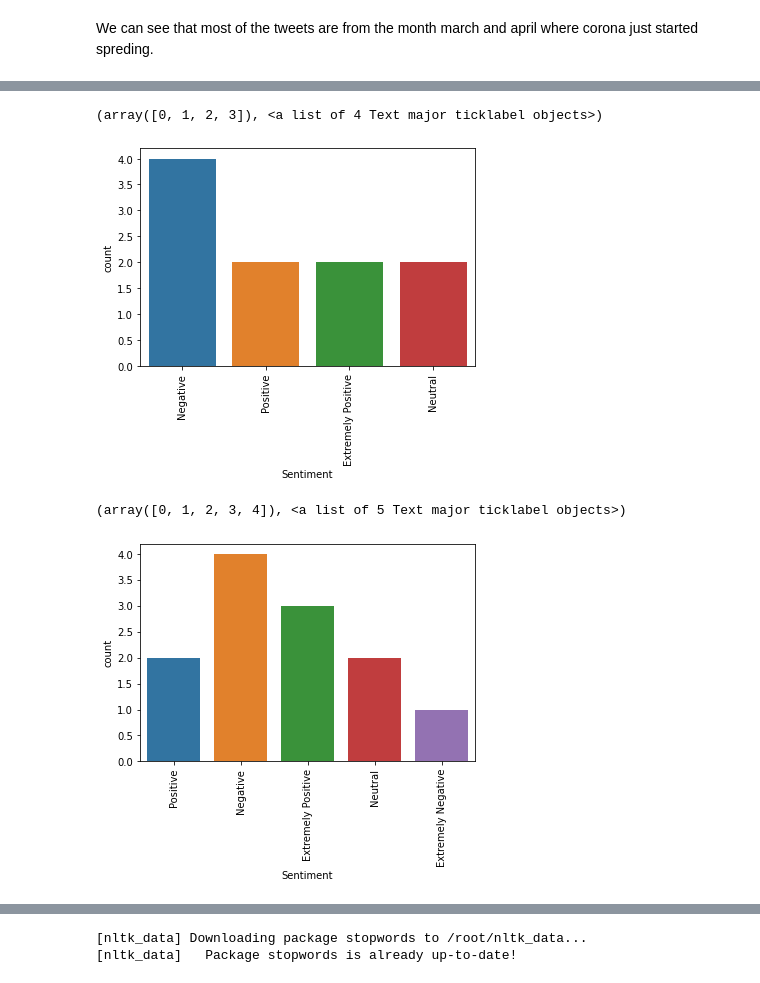
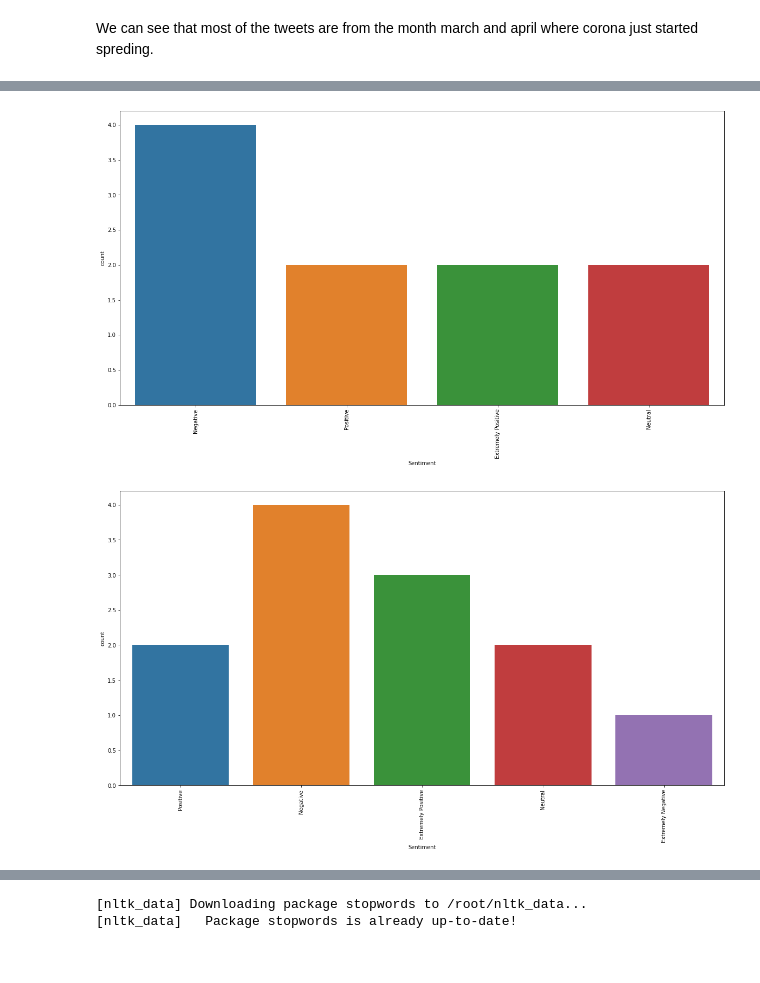
Before and after one commit to sweetyjunnarkar/Corona-tweet-sentiments, a Jupyter notebook: Sweety_Junnarkar_Team_1_Capstone_Project.ipynb, the cells around one changed output, grey strips where cells are left out. Cells and saved outputs as stored; diff of their text form; code cells hidden in the pictures.

```diff
--- a/Sweety_Junnarkar_Team_1_Capstone_Project.ipynb
+++ b/Sweety_Junnarkar_Team_1_Capstone_Project.ipynb
@@ -201,4 +255,5 @@ plt.xticks(rotation = 90)
 # %%
 sns.countplot(df['TweetAt'],hue = df['Sentiment'],hue_order=[ 'Extremely Negative', 'Negative','Neutral', 'Positive','Extremely Positive'],palette = 'coolwarm')
 plt.xticks(rotation = 90)
+plt.rcParams["figure.figsize"] = (20,10)
 # %% [output]
@@ -209,4 +261,5 @@ plt.xticks(rotation = 90)
 # %%
 sns.countplot(df[df['Location']=="India"]['Sentiment'])
 plt.xticks(rotation = 90)
+plt.rcParams["figure.figsize"] = (10,10)
 # %% [output]
@@ -215,4 +267,5 @@ plt.xticks(rotation = 90)
 # %%
 sns.countplot(df[df['Location']=="London"]['Sentiment'])
 plt.xticks(rotation = 90)
+plt.rcParams["figure.figsize"] = (20,10)
 # %% [output]
@@ -221,15 +273,15 @@ plt.xticks(rotation = 90)
 # %%
 sns.countplot(df[df['Location']=="China"]['Sentiment'])
 plt.xticks(rotation = 90)
+plt.rcParams["figure.figsize"] = (20,10)
 # %% [output]
-(array([0, 1, 2, 3]), <a list of 4 Text major ticklabel objects>)
-[figure, old version]
+[figure, new version]
 # %%
 sns.countplot(df[df['Location']=="US"]['Sentiment'])
 plt.xticks(rotation = 90)
+plt.rcParams["figure.figsize"] = (20,10)
 # %% [output]
-(array([0, 1, 2, 3, 4]), <a list of 5 Text major ticklabel objects>)
-[figure, old version]
+[figure, new version]
 # %%
 sns.countplot(df[df['Location']=="United States"]['Sentiment'])
 plt.xticks(rotation = 90)
```
Also changed, not shown: parts of 65 cells of this notebook.
